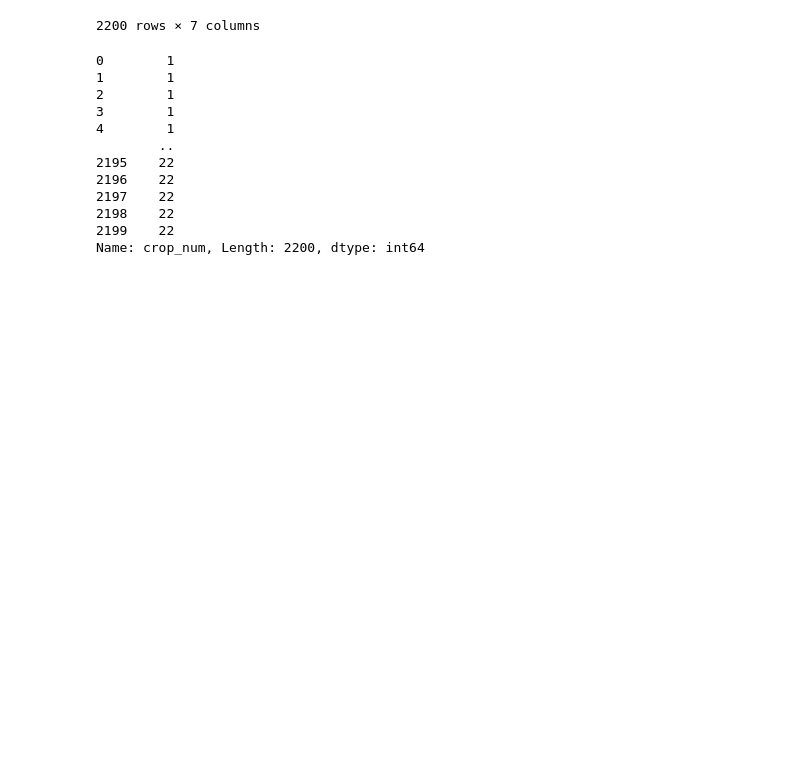
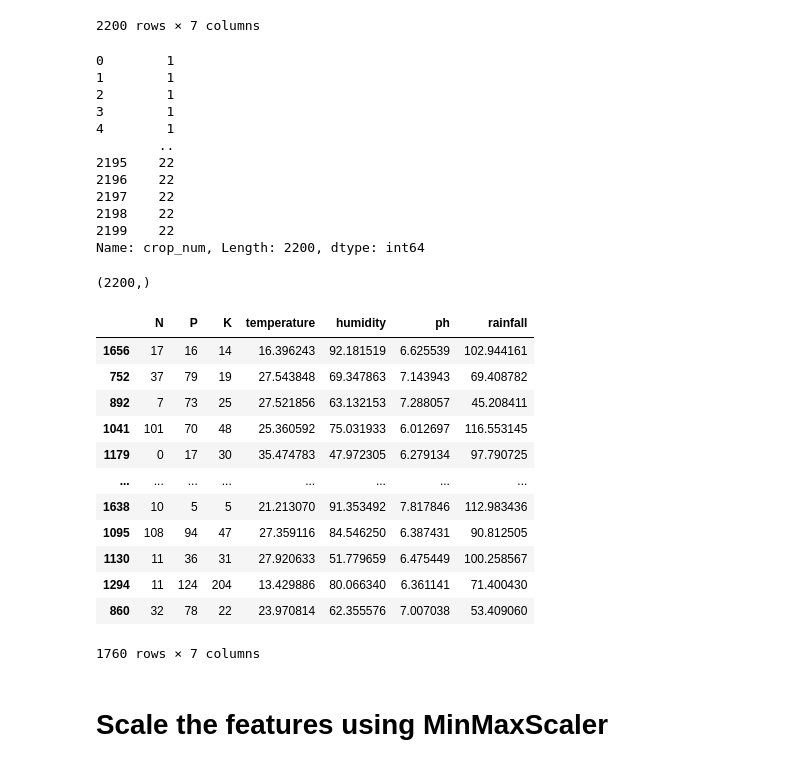
Before and after one commit to Kishan2198/Projectcrop, a Jupyter notebook: crop_recommendation_system.ipynb, the cells around one changed output. Cells and saved outputs as stored; diff of their text form; code cells hidden in the pictures; blank space fills up the shorter version.

```diff
--- a/crop_recommendation_system.ipynb
+++ b/crop_recommendation_system.ipynb
@@ -166,3 +175,7 @@ y
 2198    22
 2199    22
 Name: crop_num, Length: 2200, dtype: int64
+# %%
+y.shape
+# %% [output]
+(2200,)
@@ -168,0 +184,21 @@ Name: crop_num, Length: 2200, dtype: int64
+# %%
+X_train, X_test, y_train, y_test = train_test_split(X, y, test_size=0.2, random_state=42)
+# %%
+X_train
+# %% [output]
+|  | N | P | K | temperature | humidity | ph | rainfall |
+| 1656 | 17 | 16 | 14 | 16.396243 | 92.181519 | 6.625539 | 102.944161 |
+| 752 | 37 | 79 | 19 | 27.543848 | 69.347863 | 7.143943 | 69.408782 |
+| 892 | 7 | 73 | 25 | 27.521856 | 63.132153 | 7.288057 | 45.208411 |
+| 1041 | 101 | 70 | 48 | 25.360592 | 75.031933 | 6.012697 | 116.553145 |
+| 1179 | 0 | 17 | 30 | 35.474783 | 47.972305 | 6.279134 | 97.790725 |
+| ... | ... | ... | ... | ... | ... | ... | ... |
+| 1638 | 10 | 5 | 5 | 21.213070 | 91.353492 | 7.817846 | 112.983436 |
+| 1095 | 108 | 94 | 47 | 27.359116 | 84.546250 | 6.387431 | 90.812505 |
+| 1130 | 11 | 36 | 31 | 27.920633 | 51.779659 | 6.475449 | 100.258567 |
+| 1294 | 11 | 124 | 204 | 13.429886 | 80.066340 | 6.361141 | 71.400430 |
+| 860 | 32 | 78 | 22 | 23.970814 | 62.355576 | 7.007038 | 53.409060 |
+1760 rows × 7 columns
+# %% [markdown]
+
+# Scale the features using MinMaxScaler
```
Also changed, not shown: parts of 19 cells of this notebook.
